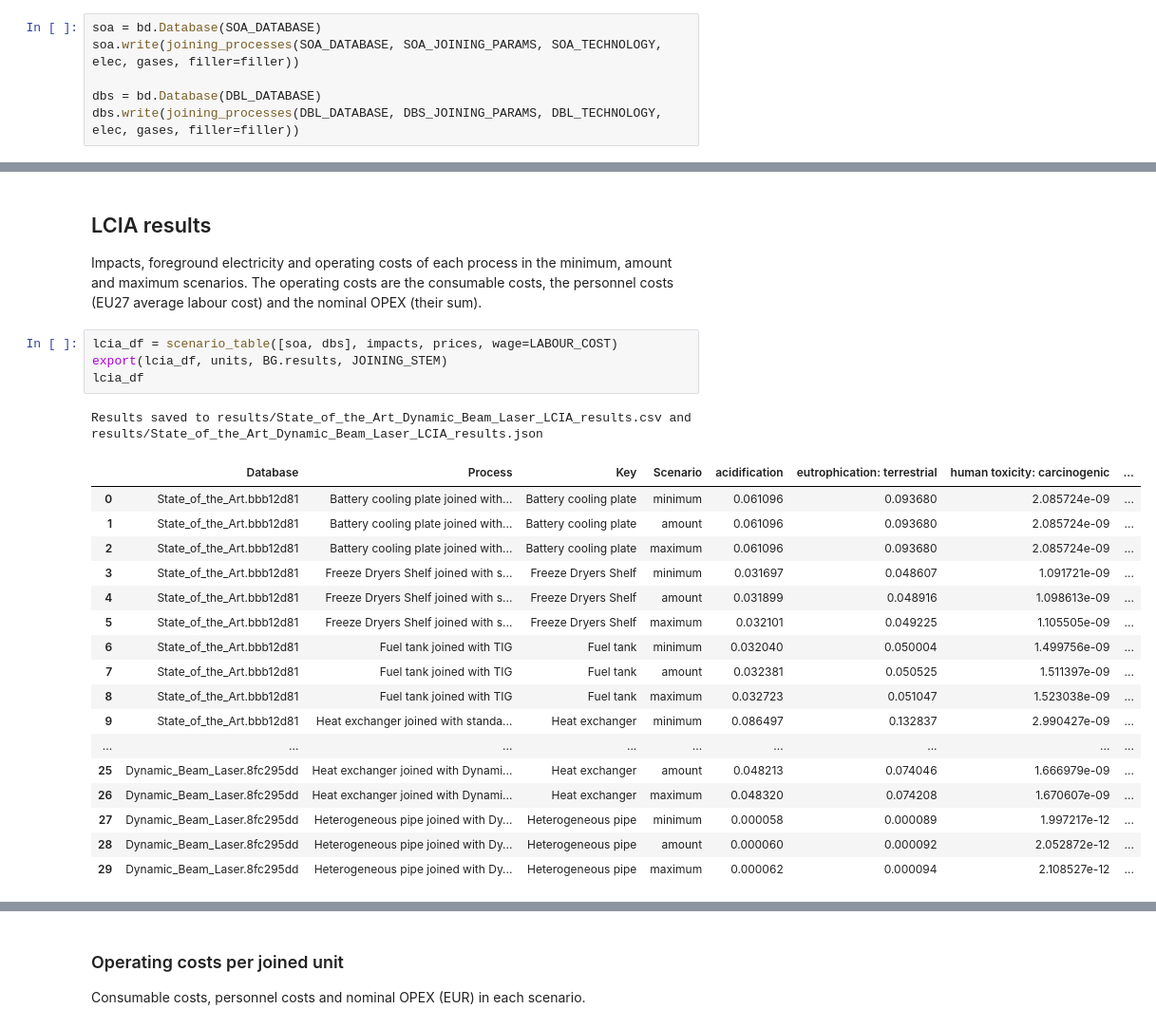
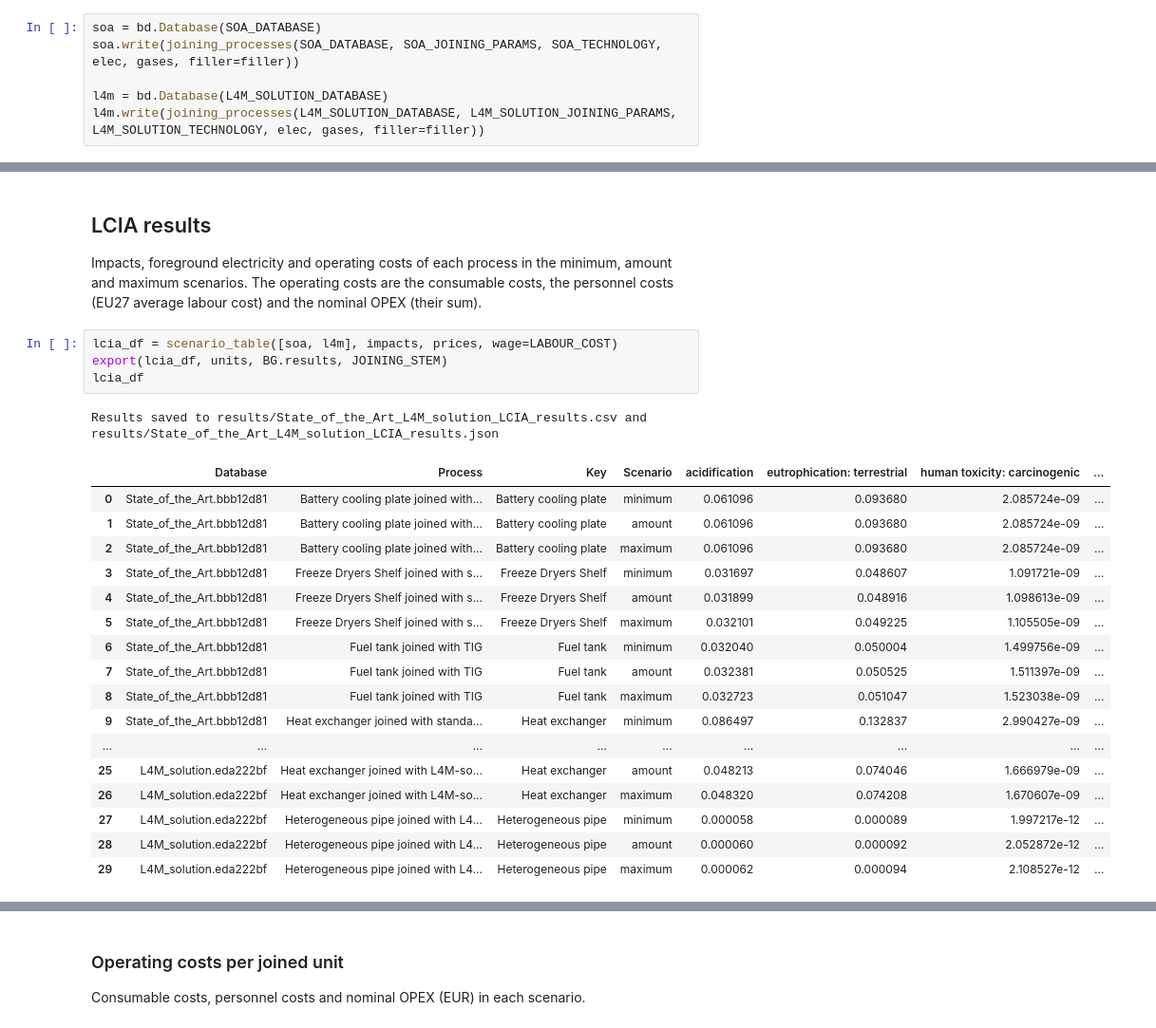
Before and after one commit to CMLPlatform/Lasers4MaaS_analysis, a Jupyter notebook: joining_task.ipynb, the cells around one changed output, grey strips where cells are left out. Shown at 95% size. Saved outputs shown, nothing was run; the diff lists cells and outputs as text.

Commit message:
updated DBL to L4M Solution

```diff
--- a/joining_task.ipynb
+++ b/joining_task.ipynb
@@ -204,6 +204,6 @@ Electricity and argon exchanges come from the parameters above. Each exchange ha
 soa = bd.Database(SOA_DATABASE)
 soa.write(joining_processes(SOA_DATABASE, SOA_JOINING_PARAMS, SOA_TECHNOLOGY, elec, gases, filler=filler))
 
-dbs = bd.Database(DBL_DATABASE)
-dbs.write(joining_processes(DBL_DATABASE, DBS_JOINING_PARAMS, DBL_TECHNOLOGY, elec, gases, filler=filler))
+l4m = bd.Database(L4M_SOLUTION_DATABASE)
+l4m.write(joining_processes(L4M_SOLUTION_DATABASE, L4M_SOLUTION_JOINING_PARAMS, L4M_SOLUTION_TECHNOLOGY, elec, gases, filler=filler))
 # %% [output]
@@ -215,28 +215,28 @@ dbs.write(joining_processes(DBL_DATABASE, DBS_JOINING_PARAMS, DBL_TECHNOLOGY, el
 Impacts, foreground electricity and operating costs of each process in the minimum, amount and maximum scenarios.
 The operating costs are the consumable costs, the personnel costs (EU27 average labour cost) and the nominal OPEX (their sum).
 # %%
-lcia_df = scenario_table([soa, dbs], impacts, prices, wage=LABOUR_COST)
+lcia_df = scenario_table([soa, l4m], impacts, prices, wage=LABOUR_COST)
 export(lcia_df, units, BG.results, JOINING_STEM)
 lcia_df
 # %% [output]
-Results saved to results/State_of_the_Art_Dynamic_Beam_Laser_LCIA_results.csv and results/State_of_the_Art_Dynamic_Beam_Laser_LCIA_results.json
+Results saved to results/State_of_the_Art_L4M_solution_LCIA_results.csv and results/State_of_the_Art_L4M_solution_LCIA_results.json
 |  | Database | Process | Key | Scenario | acidification | eutrophication: terrestrial | human toxicity: carcinogenic | ... |
 | 0 | State_of_the_Art.bbb12d81 | Battery cooling plate joined with... | Battery cooling plate | minimum | 0.061096 | 0.093680 | 2.085724e-09 | ... |
 | 1 | State_of_the_Art.bbb12d81 | Battery cooling plate joined with... | Battery cooling plate | amount | 0.061096 | 0.093680 | 2.085724e-09 | ... |
 | 2 | State_of_the_Art.bbb12d81 | Battery cooling plate joined with... | Battery cooling plate | maximum | 0.061096 | 0.093680 | 2.085724e-09 | ... |
 | 3 | State_of_the_Art.bbb12d81 | Freeze Dryers Shelf joined with s... | Freeze Dryers Shelf | minimum | 0.031697 | 0.048607 | 1.091721e-09 | ... |
 | 4 | State_of_the_Art.bbb12d81 | Freeze Dryers Shelf joined with s... | Freeze Dryers Shelf | amount | 0.031899 | 0.048916 | 1.098613e-09 | ... |
 | 5 | State_of_the_Art.bbb12d81 | Freeze Dryers Shelf joined with s... | Freeze Dryers Shelf | maximum | 0.032101 | 0.049225 | 1.105505e-09 | ... |
 | 6 | State_of_the_Art.bbb12d81 | Fuel tank joined with TIG | Fuel tank | minimum | 0.032040 | 0.050004 | 1.499756e-09 | ... |
 | 7 | State_of_the_Art.bbb12d81 | Fuel tank joined with TIG | Fuel tank | amount | 0.032381 | 0.050525 | 1.511397e-09 | ... |
 | 8 | State_of_the_Art.bbb12d81 | Fuel tank joined with TIG | Fuel tank | maximum | 0.032723 | 0.051047 | 1.523038e-09 | ... |
 | 9 | State_of_the_Art.bbb12d81 | Heat exchanger joined with standa... | Heat exchanger | minimum | 0.086497 | 0.132837 | 2.990427e-09 | ... |
 | ... | ... | ... | ... | ... | ... | ... | ... | ... |
-| 25 | Dynamic_Beam_Laser.8fc295dd | Heat exchanger joined with Dynami... | Heat exchanger | amount | 0.048213 | 0.074046 | 1.666979e-09 | ... |
-| 26 | Dynamic_Beam_Laser.8fc295dd | Heat exchanger joined with Dynami... | Heat exchanger | maximum | 0.048320 | 0.074208 | 1.670607e-09 | ... |
-| 27 | Dynamic_Beam_Laser.8fc295dd | Heterogeneous pipe joined with Dy... | Heterogeneous pipe | minimum | 0.000058 | 0.000089 | 1.997217e-12 | ... |
-| 28 | Dynamic_Beam_Laser.8fc295dd | Heterogeneous pipe joined with Dy... | Heterogeneous pipe | amount | 0.000060 | 0.000092 | 2.052872e-12 | ... |
-| 29 | Dynamic_Beam_Laser.8fc295dd | Heterogeneous pipe joined with Dy... | Heterogeneous pipe | maximum | 0.000062 | 0.000094 | 2.108527e-12 | ... |
+| 25 | L4M_solution.eda222bf | Heat exchanger joined with L4M-so... | Heat exchanger | amount | 0.048213 | 0.074046 | 1.666979e-09 | ... |
+| 26 | L4M_solution.eda222bf | Heat exchanger joined with L4M-so... | Heat exchanger | maximum | 0.048320 | 0.074208 | 1.670607e-09 | ... |
+| 27 | L4M_solution.eda222bf | Heterogeneous pipe joined with L4... | Heterogeneous pipe | minimum | 0.000058 | 0.000089 | 1.997217e-12 | ... |
+| 28 | L4M_solution.eda222bf | Heterogeneous pipe joined with L4... | Heterogeneous pipe | amount | 0.000060 | 0.000092 | 2.052872e-12 | ... |
+| 29 | L4M_solution.eda222bf | Heterogeneous pipe joined with L4... | Heterogeneous pipe | maximum | 0.000062 | 0.000094 | 2.108527e-12 | ... |
 # %%
 all_units = {**units, ELECTRICITY_COLUMN: "kWh", **COST_UNITS}
 indicator_cols = [c for c in lcia_df.columns if c not in ("Database", "Process", "Key", "Scenario")]
```
Also changed, not shown: parts of 8 cells of this notebook, 11 other files.
